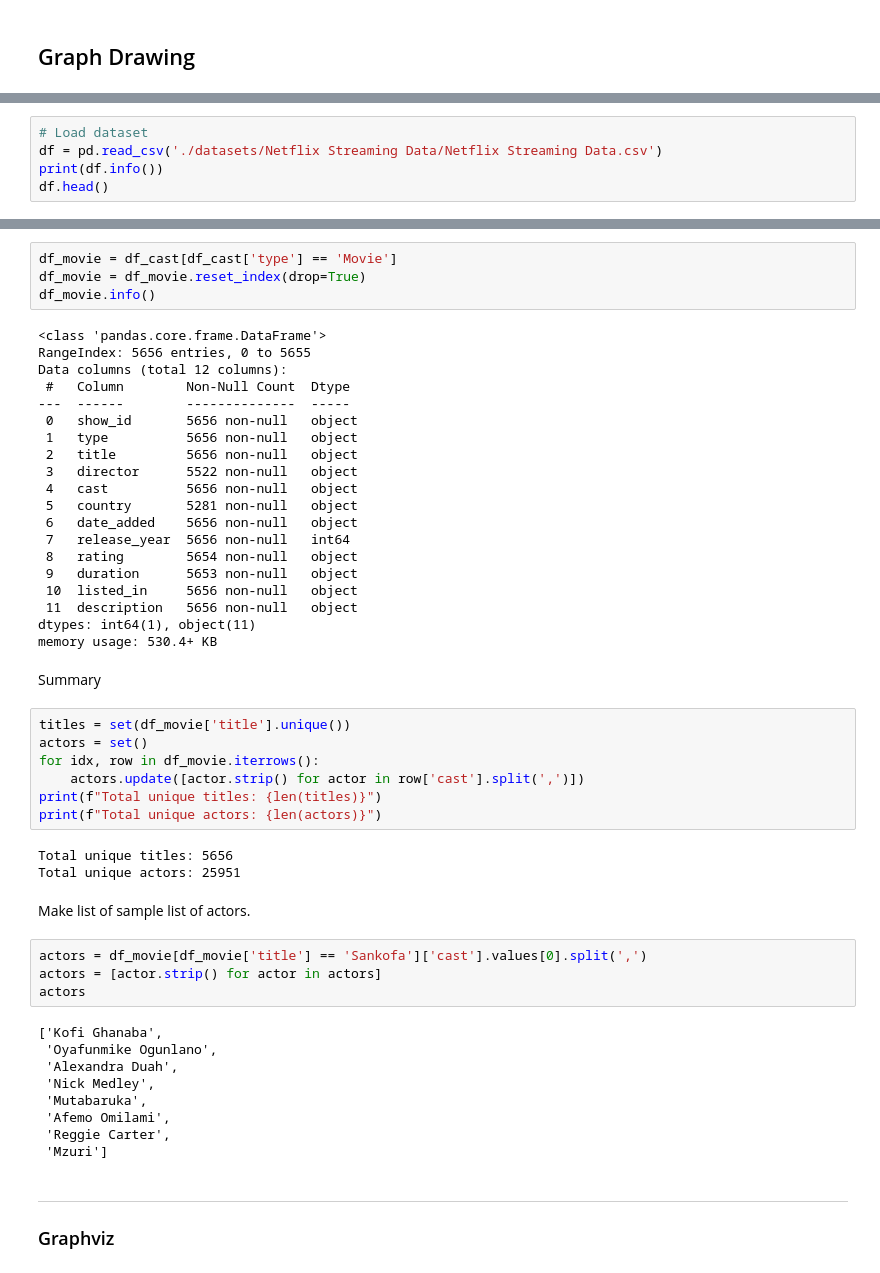
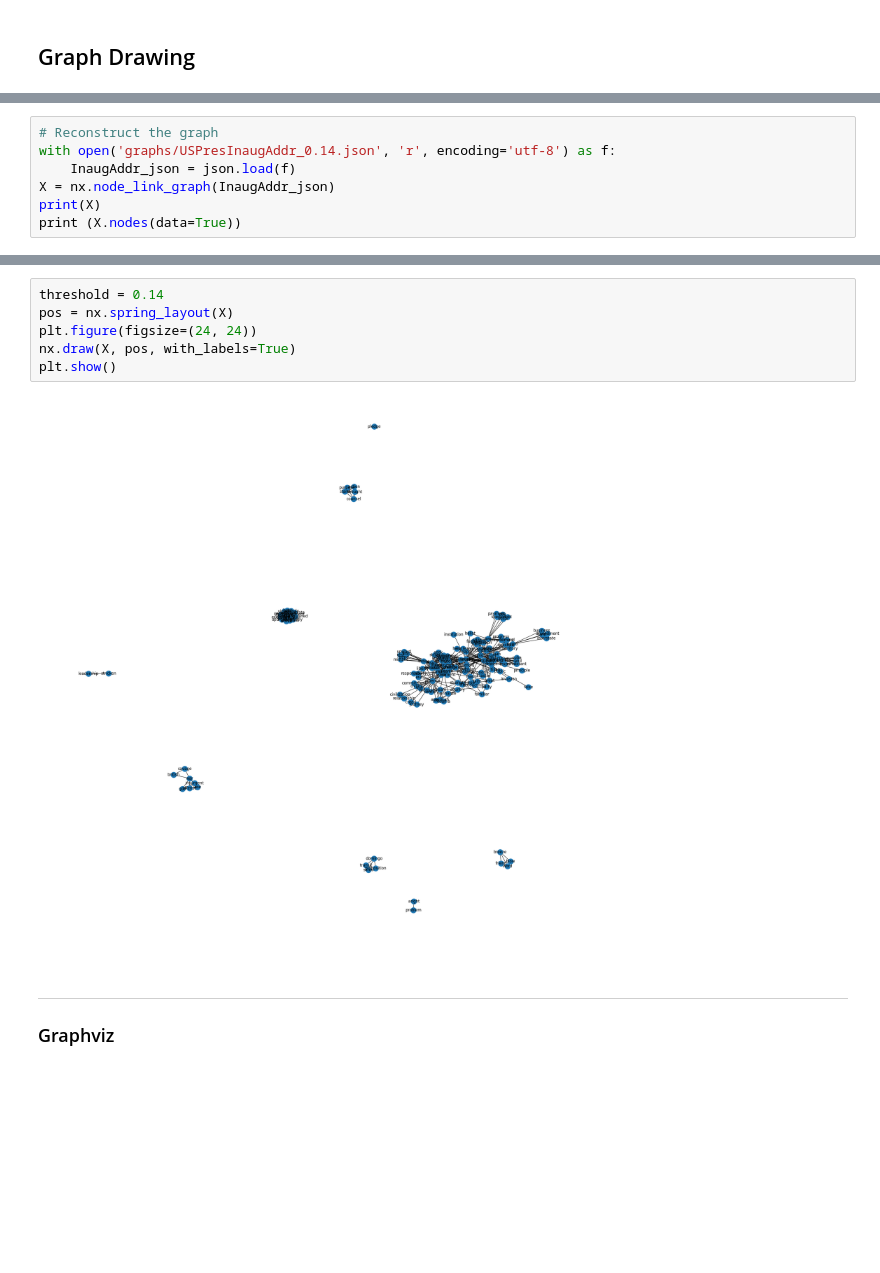
Before and after one commit to nluttenberger/methods_26, a Jupyter notebook: 080-Graph_drawing.ipynb, the cells around one changed output, grey strips where cells are left out. Saved outputs shown, nothing was run; the diff lists cells and outputs as text; blank space fills up the shorter version.

```diff
--- a/080-Graph_drawing.ipynb
+++ b/080-Graph_drawing.ipynb
@@ -27,6 +24,8 @@ Load dataset.
 # %%
-# Load dataset
-df = pd.read_csv('./datasets/Netflix Streaming Data/Netflix Streaming Data.csv')
-print(df.info())
-df.head()
+# Reconstruct the graph
+with open('graphs/USPresInaugAddr_0.14.json', 'r', encoding='utf-8') as f:
+    InaugAddr_json = json.load(f)
+X = nx.node_link_graph(InaugAddr_json)
+print(X)
+print (X.nodes(data=True))
 # %% [output]
@@ -87,54 +34,11 @@ Consider only entries of type = "Movie".
-# %%
-df_movie = df_cast[df_cast['type'] == 'Movie']
-df_movie = df_movie.reset_index(drop=True)
-df_movie.info()
-# %% [output]
-<class 'pandas.core.frame.DataFrame'>
-RangeIndex: 5656 entries, 0 to 5655
-Data columns (total 12 columns):
- #   Column        Non-Null Count  Dtype
----  ------        --------------  -----
- 0   show_id       5656 non-null   object
- 1   type          5656 non-null   object
- 2   title         5656 non-null   object
- 3   director      5522 non-null   object
- 4   cast          5656 non-null   object
- 5   country       5281 non-null   object
- 6   date_added    5656 non-null   object
- 7   release_year  5656 non-null   int64
- 8   rating        5654 non-null   object
- 9   duration      5653 non-null   object
- 10  listed_in     5656 non-null   object
- 11  description   5656 non-null   object
-dtypes: int64(1), object(11)
-memory usage: 530.4+ KB
-# %% [markdown]
-Summary
-# %%
-titles = set(df_movie['title'].unique())
-actors = set()
-for idx, row in df_movie.iterrows():
-    actors.update([actor.strip() for actor in row['cast'].split(',')])
-print(f"Total unique titles: {len(titles)}")
-print(f"Total unique actors: {len(actors)}")
-# %% [output]
-Total unique titles: 5656
-Total unique actors: 25951
-# %% [markdown]
-Make list of sample list of actors.
-# %%
-actors = df_movie[df_movie['title'] == 'Sankofa']['cast'].values[0].split(',')
-actors = [actor.strip() for actor in actors]
-actors
-# %% [output]
-['Kofi Ghanaba',
- 'Oyafunmike Ogunlano',
- 'Alexandra Duah',
- 'Nick Medley',
- 'Mutabaruka',
- 'Afemo Omilami',
- 'Reggie Carter',
- 'Mzuri']
+# %%
+threshold = 0.14
+pos = nx.spring_layout(X)
+plt.figure(figsize=(24, 24))
+nx.draw(X, pos, with_labels=True)
+plt.show()
+# %% [output]
+[figure, added]
 # %% [markdown]
 ---
 
```
Also changed, not shown: parts of 21 cells of this notebook, 17 other files.
